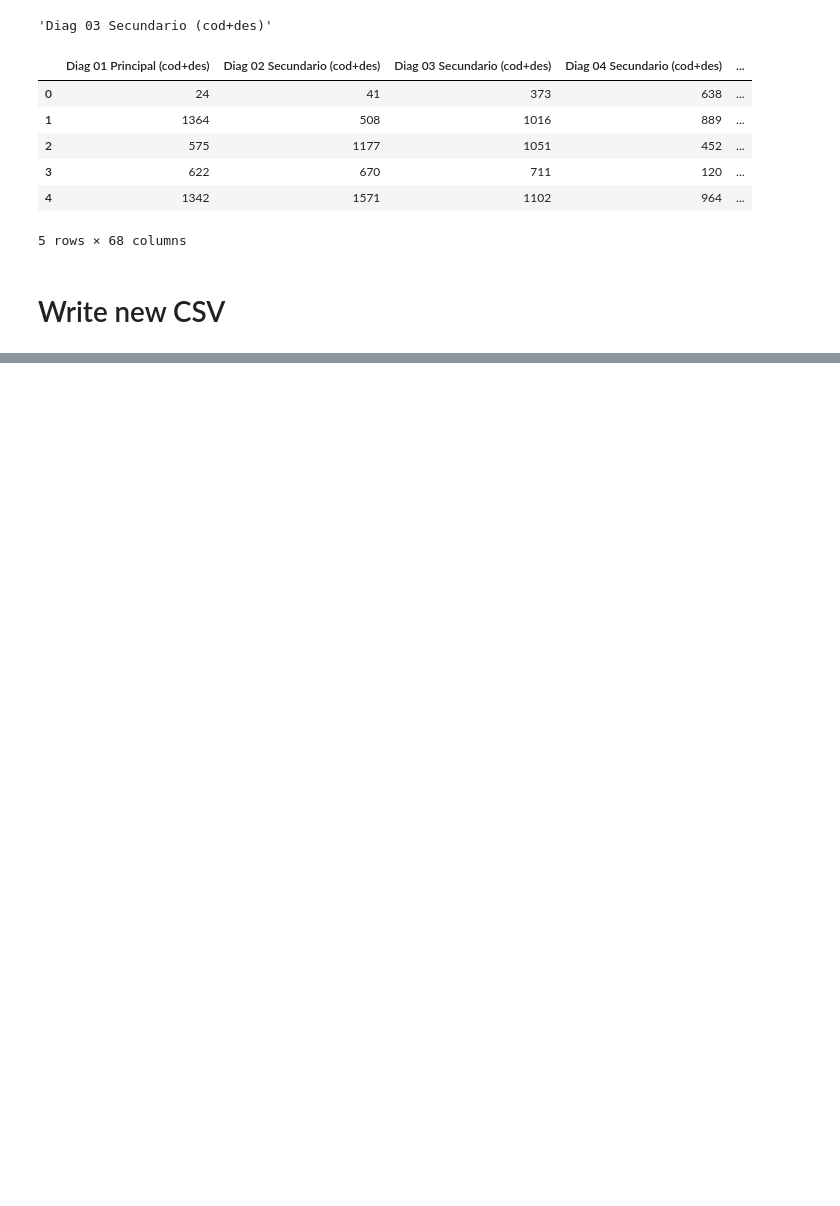
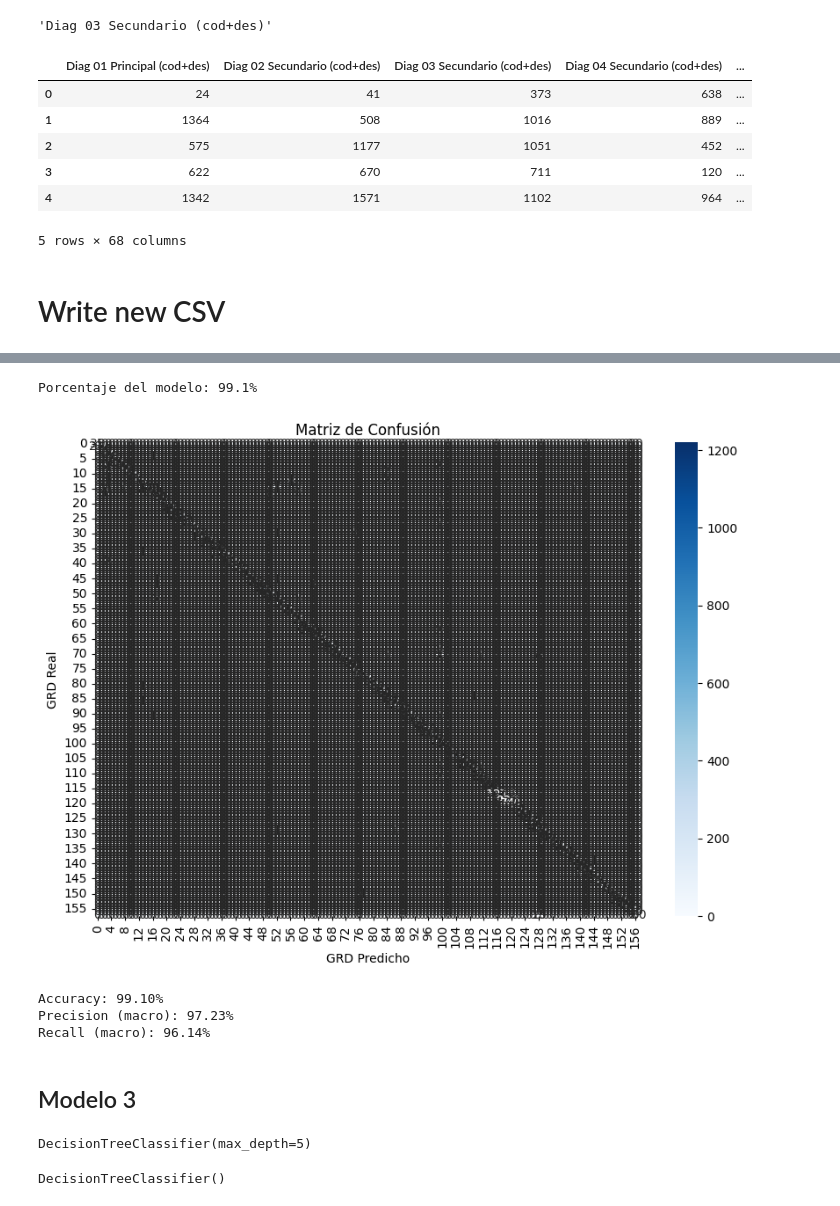
Before and after one commit to Coragg/GRDprediction, a Jupyter notebook: python/TreeModel.ipynb, the cells around one changed output, grey strips where cells are left out. Saved outputs shown, nothing was run; the diff lists cells and outputs as text; code cells hidden in the pictures; blank space fills up the shorter version.

```diff
--- a/python/TreeModel.ipynb
+++ b/python/TreeModel.ipynb
@@ -109,0 +319,3 @@ dataset_el_pino.head()
+# %%
+Explicativas2 = dataset_el_pino.drop(columns=delete_rows[0])
+Objetivo2 = dataset_el_pino.GRD
@@ -109,0 +357,3 @@ dataset_el_pino.head()
+# %%
+predecir_grd2 = modelo2.predict(Explicativas2)
+predecir_grd2
@@ -109,0 +377,18 @@ dataset_el_pino.head()
+# %%
+porcentaje2 = np.round(((dataset_el_pino['GRD'] == predecir_grd2).sum())/rows * 100, decimals=2)
+print(f"Porcentaje del modelo: {porcentaje2}%")
+# %% [output]
+Porcentaje del modelo: 99.1%
+# %%
+# Calcular la matriz de confusión
+matriz_confusion2 = confusion_matrix(dataset_el_pino['GRD'], predecir_grd2)
+
+# Mostrarla como heatmap
+plt.figure(figsize=(10,7))
+sns.heatmap(matriz_confusion2, annot=True, fmt="d", cmap="Blues")
+plt.xlabel('GRD Predicho')
+plt.ylabel('GRD Real')
+plt.title('Matriz de Confusión')
+plt.show()
+# %% [output]
+[figure, added]
@@ -109,0 +408,8 @@ dataset_el_pino.head()
+# %%
+medir_modelos(predecir_grd2)
+# %% [output]
+Accuracy: 99.10%
+Precision (macro): 97.23%
+Recall (macro): 96.14%
+# %% [markdown]
+## Modelo 3
@@ -109,0 +419,9 @@ dataset_el_pino.head()
+# %%
+modelo3 = DecisionTreeClassifier(max_depth=5)
+modelo3.fit(Explicativas3, Objetivo3)
+# %% [output]
+DecisionTreeClassifier(max_depth=5)
+# %%
+DecisionTreeClassifier()
+# %% [output]
+DecisionTreeClassifier()
```
Also changed, not shown: parts of 66 cells of this notebook, 3 other files.
